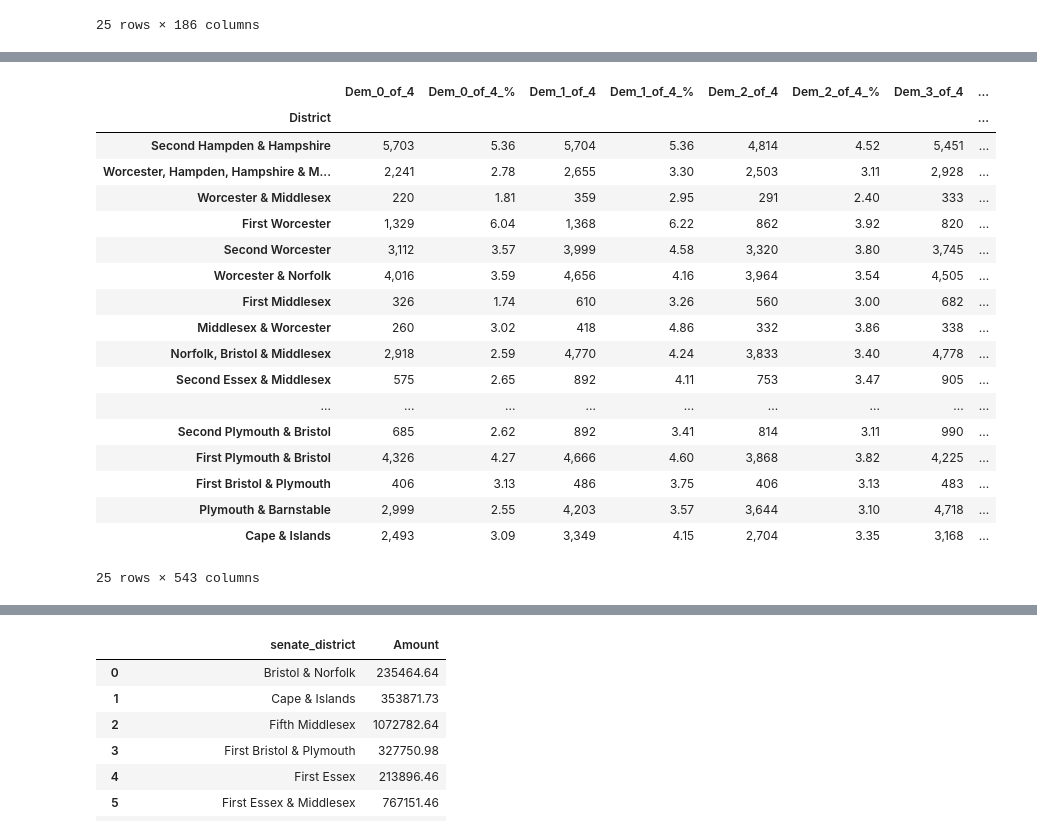
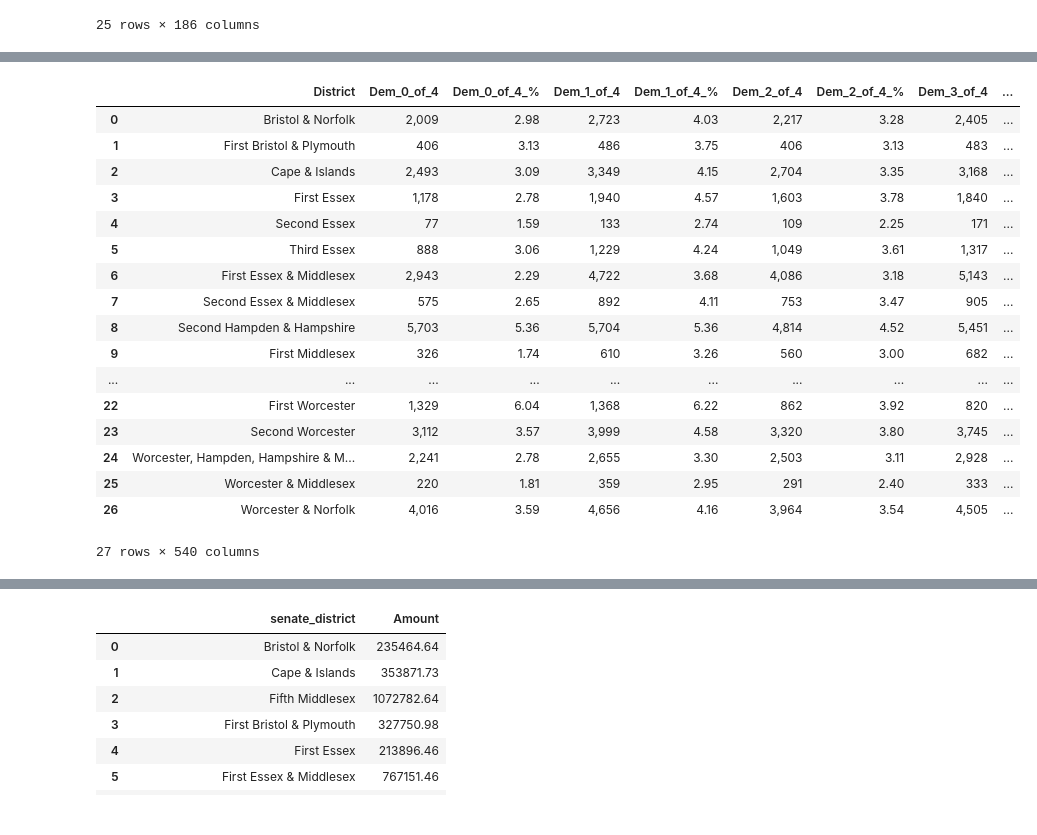
Before and after one commit to ferrys/cs-506-emerge-MA, a Jupyter notebook: scripts/MODEL TWO VOTE BUILDER CLEANING.ipynb, the cells around one changed output, grey strips where cells are left out. Drawn from its saved outputs; the diff is of its cells as text; code cells hidden in the pictures.

Commit message:
merged votebuilder with all other data

```diff
--- a/scripts/MODEL TWO VOTE BUILDER CLEANING.ipynb
+++ b/scripts/MODEL TWO VOTE BUILDER CLEANING.ipynb
@@ -345,9 +345,7 @@ print("FINAL_HOUSE_all_census_data_2015.csv is written")
 FINAL_HOUSE_all_census_data_2015.csv is written
 # %%
 vb_senate = pd.read_csv('MODEL_TWO_Census_2010-2015/VoteBuilder_Senate_processed.csv')
-cen_senate = pd.read_csv("MODEL_TWO_Census_2010-2015/Senate/2015/FINAL_SENATE_all_census_data_2015.csv", index_col = 0)
-cen_senate = cen_senate.drop(['Id'], axis=1)
-cen_senate=cen_senate.rename(columns = {'Geography':'District'})
+all_merged = pd.read_csv("../historical_model/test_data/merged_senate_districts_2015_2016.csv")
 vb_senate
 # %% [output]
 |  | District | Dem_0_of_4 | Dem_0_of_4_% | Dem_1_of_4 | Dem_1_of_4_% | Dem_2_of_4 | Dem_2_of_4_% | Dem_3_of_4 | ... |
@@ -394,25 +390,26 @@ cen_senate
 # %%
 # vb_census_senate = vb_senate.merge(cen_senate, how='left', on='District', left_index=True, right_index=True)
-vb_census_senate = pd.concat([vb_senate.set_index('District'), cen_senate.set_index('District')], axis=1, join='inner')
+#vb_merge_senate = pd.concat([vb_senate.set_index('District'), cen_senate.set_index('District')], axis=1, join='inner')
 # senate_ocpf = pd.concat([ocpf_df.set_index('City'), senate_df.set_index('city_town')], axis=1, join='inner')
-vb_census_senate
+#vb_census_senate
+vb_merge_senate = vb_senate.merge(all_merged, how='left', on='District')
+vb_merge_senate
 # %% [output]
-|  | Dem_0_of_4 | Dem_0_of_4_% | Dem_1_of_4 | Dem_1_of_4_% | Dem_2_of_4 | Dem_2_of_4_% | Dem_3_of_4 | ... |
-| District |  |  |  |  |  |  |  | ... |
-| Second Hampden & Hampshire | 5,703 | 5.36 | 5,704 | 5.36 | 4,814 | 4.52 | 5,451 | ... |
-| Worcester, Hampden, Hampshire & M... | 2,241 | 2.78 | 2,655 | 3.30 | 2,503 | 3.11 | 2,928 | ... |
-| Worcester & Middlesex | 220 | 1.81 | 359 | 2.95 | 291 | 2.40 | 333 | ... |
-| First Worcester | 1,329 | 6.04 | 1,368 | 6.22 | 862 | 3.92 | 820 | ... |
-| Second Worcester | 3,112 | 3.57 | 3,999 | 4.58 | 3,320 | 3.80 | 3,745 | ... |
-| Worcester & Norfolk | 4,016 | 3.59 | 4,656 | 4.16 | 3,964 | 3.54 | 4,505 | ... |
-| First Middlesex | 326 | 1.74 | 610 | 3.26 | 560 | 3.00 | 682 | ... |
-| Middlesex & Worcester | 260 | 3.02 | 418 | 4.86 | 332 | 3.86 | 338 | ... |
-| Norfolk, Bristol & Middlesex | 2,918 | 2.59 | 4,770 | 4.24 | 3,833 | 3.40 | 4,778 | ... |
-| Second Essex & Middlesex | 575 | 2.65 | 892 | 4.11 | 753 | 3.47 | 905 | ... |
-| ... | ... | ... | ... | ... | ... | ... | ... | ... |
-| Second Plymouth & Bristol | 685 | 2.62 | 892 | 3.41 | 814 | 3.11 | 990 | ... |
-| First Plymouth & Bristol | 4,326 | 4.27 | 4,666 | 4.60 | 3,868 | 3.82 | 4,225 | ... |
-| First Bristol & Plymouth | 406 | 3.13 | 486 | 3.75 | 406 | 3.13 | 483 | ... |
-| Plymouth & Barnstable | 2,999 | 2.55 | 4,203 | 3.57 | 3,644 | 3.10 | 4,718 | ... |
-| Cape & Islands | 2,493 | 3.09 | 3,349 | 4.15 | 2,704 | 3.35 | 3,168 | ... |
+|  | District | Dem_0_of_4 | Dem_0_of_4_% | Dem_1_of_4 | Dem_1_of_4_% | Dem_2_of_4 | Dem_2_of_4_% | Dem_3_of_4 | ... |
+| 0 | Bristol & Norfolk | 2,009 | 2.98 | 2,723 | 4.03 | 2,217 | 3.28 | 2,405 | ... |
+| 1 | First Bristol & Plymouth | 406 | 3.13 | 486 | 3.75 | 406 | 3.13 | 483 | ... |
+| 2 | Cape & Islands | 2,493 | 3.09 | 3,349 | 4.15 | 2,704 | 3.35 | 3,168 | ... |
+| 3 | First Essex | 1,178 | 2.78 | 1,940 | 4.57 | 1,603 | 3.78 | 1,840 | ... |
+| 4 | Second Essex | 77 | 1.59 | 133 | 2.74 | 109 | 2.25 | 171 | ... |
+| 5 | Third Essex | 888 | 3.06 | 1,229 | 4.24 | 1,049 | 3.61 | 1,317 | ... |
+| 6 | First Essex & Middlesex | 2,943 | 2.29 | 4,722 | 3.68 | 4,086 | 3.18 | 5,143 | ... |
+| 7 | Second Essex & Middlesex | 575 | 2.65 | 892 | 4.11 | 753 | 3.47 | 905 | ... |
+| 8 | Second Hampden & Hampshire | 5,703 | 5.36 | 5,704 | 5.36 | 4,814 | 4.52 | 5,451 | ... |
+| 9 | First Middlesex | 326 | 1.74 | 610 | 3.26 | 560 | 3.00 | 682 | ... |
+| ... | ... | ... | ... | ... | ... | ... | ... | ... | ... |
+| 22 | First Worcester | 1,329 | 6.04 | 1,368 | 6.22 | 862 | 3.92 | 820 | ... |
+| 23 | Second Worcester | 3,112 | 3.57 | 3,999 | 4.58 | 3,320 | 3.80 | 3,745 | ... |
+| 24 | Worcester, Hampden, Hampshire & M... | 2,241 | 2.78 | 2,655 | 3.30 | 2,503 | 3.11 | 2,928 | ... |
+| 25 | Worcester & Middlesex | 220 | 1.81 | 359 | 2.95 | 291 | 2.40 | 333 | ... |
+| 26 | Worcester & Norfolk | 4,016 | 3.59 | 4,656 | 4.16 | 3,964 | 3.54 | 4,505 | ... |
-25 rows × 543 columns
+27 rows × 540 columns
```
Also changed, not shown: parts of 12 cells of this notebook, 4 other files.
